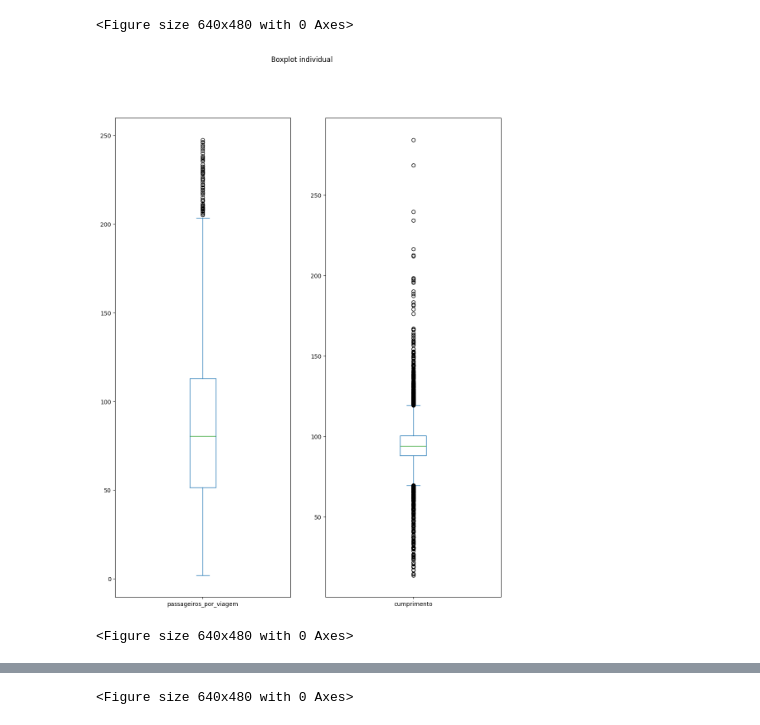
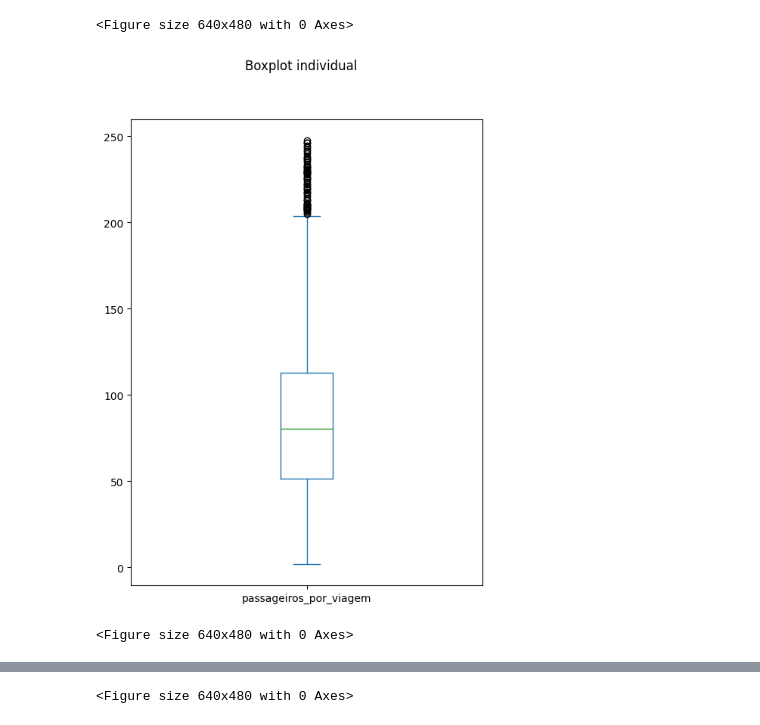
Before and after one commit to ArthurMontPereira/Analytica-Hackaton, a Jupyter notebook: notebooks/02_eda.ipynb, the cells around one changed output, grey strips where cells are left out. Drawn from its saved outputs; the diff is of its cells as text; code cells hidden in the pictures.

```diff
--- a/notebooks/02_eda.ipynb
+++ b/notebooks/02_eda.ipynb
@@ -17,9 +17,9 @@ df.head()
 | 4466 | 709 | 2023-04 | Zona Norte / Subúrbio | 143 | 15 | 16.980000 | 9.533333 |
 | 2738 | 485 | 2022-06 | Zona Sul | 130225 | 4449 | 17.043077 | 29.270623 |
 # %%
-df[['passageiros_por_viagem', 'cumprimento']].plot(kind='box', subplots=True, title="Boxplot individual", figsize=(12, 15))
+df[['passageiros_por_viagem']].plot(kind='box', subplots=True, title="Boxplot individual", figsize=(6, 8))
 plt.figure()
 # %% [output]
 <Figure size 640x480 with 0 Axes>
-[figure, old version]
+[figure, new version]
 <Figure size 640x480 with 0 Axes>
```
Also changed, not shown: parts of 5 cells of this notebook.
